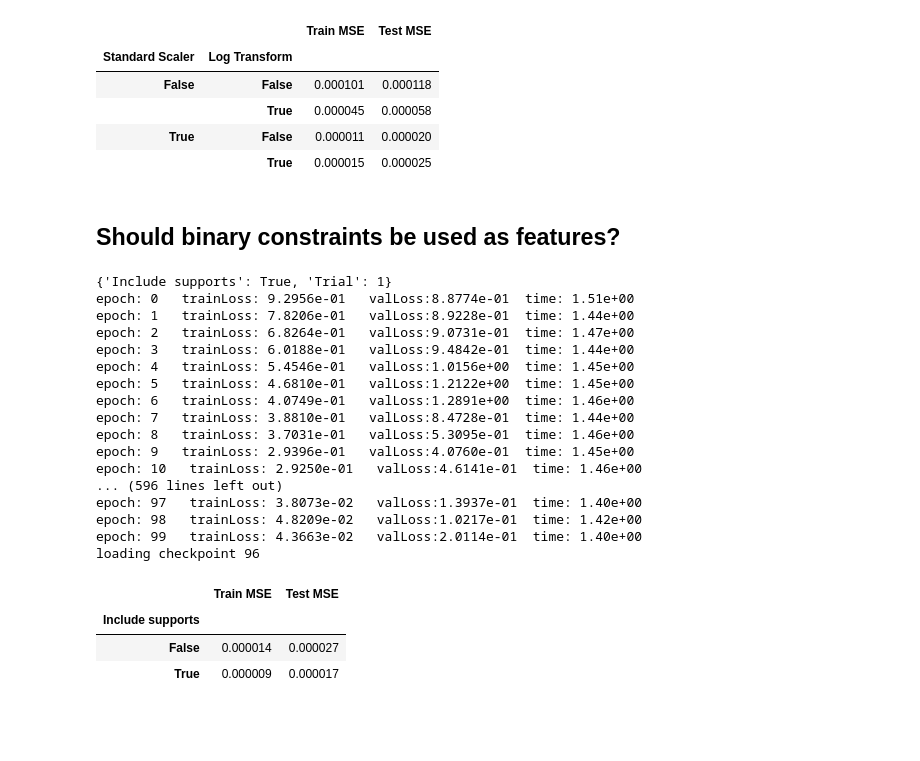
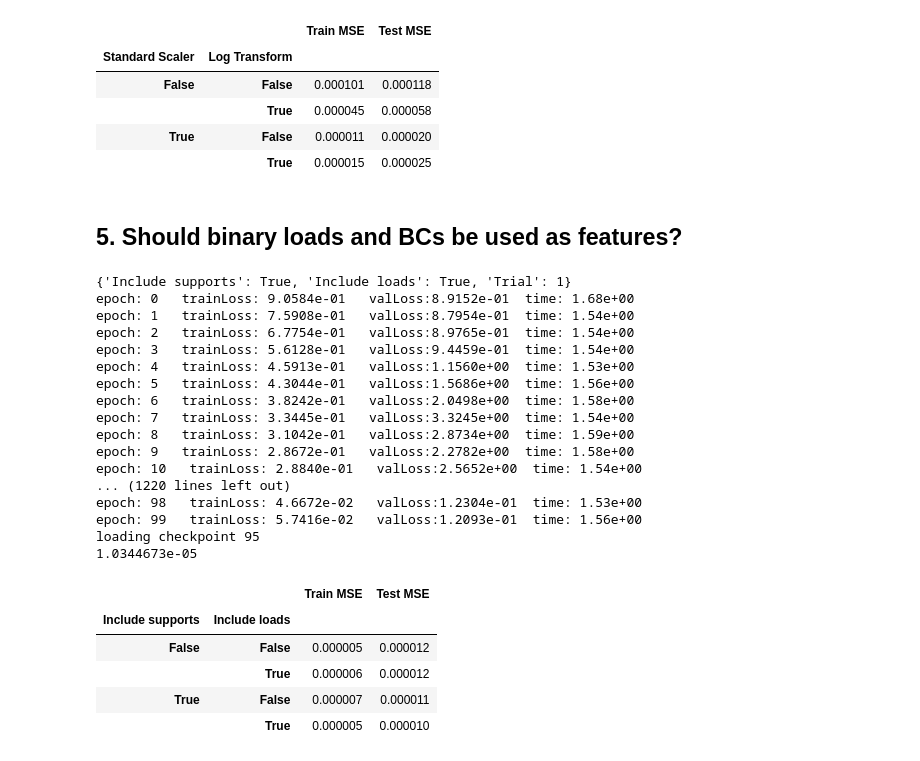
Before and after one commit to ewhalen12/gcnSurrogate, a Jupyter notebook: modelTuning.ipynb, the cells around one changed output. Saved outputs shown, nothing was run; the diff lists cells and outputs as text; code cells hidden in the pictures; blank space fills up the shorter version.

```diff
--- a/modelTuning.ipynb
+++ b/modelTuning.ipynb
@@ -22,8 +15,8 @@ from gcnSurrogateUtil import *
 # %% [markdown]
 ## 1. Load simulation data
 # %%
-doeFile = "/home/ewhalen/projects/data/trusses/2D_Truss_v1.3/design_7_N_1000.csv"
-allGraphsUnfiltered = loadGhGraphs(doeFile, NUM_DV=5)
+dataDir = 'data/2D_Truss_v1.3/conmech/design_7_N_1000/'
+allGraphsUnfiltered = loadConmechGraphs(dataDir)
 
 maxes = [max(np.abs(graph.y.numpy().flatten())) for graph in allGraphsUnfiltered]
 source = pd.DataFrame(maxes, columns=['maxes'])
@@ -59,14 +52,14 @@ source.describe()
 # %% [markdown]
 ## 3. Grid search over architecture, learning rate, heads
 # %%
-saveDir = './results/modelTuning/architectureTuning02/'
+saveDir = './results/modelTuning/architectureTuning03/'
 
 # build training plan
 architectureList = ['L16/C32/C64/C128/C256/C256/C128/L64/L2',
                     'L16/C32/C64/C128/C256/C512/C256/C128/L64/L2',
                     'L16/C32/C64/C128/C256/C512/C512/C256/C128/L64/L2']
 learningRatelist = [1e-4,1e-3,1e-2]
-headList = [4, 8, 12]
+headList = [2,6]
 seedList = [1,2,3]
 trainConfigs = []
 for ar in architectureList:
@@ -82,7 +75,7 @@ for i,c in enumerate(trainConfigs):
     trainData, valData, testData = partitionGraphList(allGraphs, seed=c['Trial'])
 
     print(c)
-    gcn = FeaStNet(architecture=c['Architecture'], heads=c['# of Heads'], useConstraints=False)
+    gcn = FeaStNet(architecture=c['Architecture'], heads=c['# of Heads'], useXFeatures=True, numXFeatures=3)
     c['Parameters'] = gcn.getNumParams()
 
     t = time()
@@ -93,6 +86,7 @@ for i,c in enumerate(trainConfigs):
                              flatten=True,
                              logTrans=False,
                              ssTrans=True,
+                             binaryLoads=True,
                              saveDir=saveDir+f'/{i:03}/')
     c['Train Time'] = time()-t
     plotHistory(history)
@@ -103,6 +97,7 @@ for i,c in enumerate(trainConfigs):
 
     testRes = gcn.testModel(testData)
     c['Test MSE'] = testRes['mse']
+    print(c['Test MSE'])
 
     # log
     df = pd.DataFrame(trainConfigs)
@@ -150,5 +145,6 @@ df.groupby(['Architecture', 'Learning Rate', '# of Heads']).mean()[['Parameters'
 # %%
 # sorted
+pd.options.display.float_format = '{:.2e}'.format
 df.groupby(['Architecture', 'Learning Rate', '# of Heads']).mean().sort_values('Test MSE')[['Parameters', 'Train Time','Train MSE', 'Test MSE']]
 # %% [output]
 |  |  |  | Parameters | Train Time | Train MSE | Test MSE |
@@ -253,23 +249,32 @@ df.groupby(['Standard Scaler', 'Log Transform']).mean()[['Train MSE', 'Test MSE'
 | True | False | 0.000011 | 0.000020 |
 |  | True | 0.000015 | 0.000025 |
 # %% [markdown]
-## Should binary constraints be used as features?
+## 5. Should binary loads and BCs be used as features?
 # %%
-saveDir = './results/modelTuning/constraintStudy01/'
+saveDir = './results/modelTuning/constraintStudy02/'
 
 # build training plan
 options = [True, False]
 seedList = [1,2,3]
 trainConfigs = []
 for uc in options:
+    for ul in options:
         for s in seedList:
-            trainConfigs.append({'Include supports': uc, 'Trial': s})
+            trainConfigs.append({'Include supports': uc, 'Include loads': ul, 'Trial': s})
 
 # train models
 for i,c in enumerate(trainConfigs):
     print(c)
+
+    supportDims = [0,2] if c['Include supports'] else []
+    loadDims = [2] if c['Include loads'] else []
+    useXFeatures = c['Include supports'] or c['Include loads']
+
+    allGraphsUnfiltered = loadConmechGraphs(dataDir, supportDims=supportDims, loadDims=loadDims)
+    allGraphs = filterbyDisp(allGraphsUnfiltered, 0.9)
     trainData, valData, testData = partitionGraphList(allGraphs, seed=c['Trial'])
-    gcn = FeaStNet(architecture='L16/C32/C64/C128/C256/C512/C256/C128/L64/L2', heads=8, useConstraints=c['Include supports'])
+    gcn = FeaStNet(architecture='L16/C32/C64/C128/C256/C512/C256/C128/L64/L2', heads=8, useXFeatures=useXFeatures,
+                  numXFeatures = len(supportDims)+len(loadDims))
 
     t = time()
     history = gcn.trainModel(trainData, valData,
@@ -279,6 +284,7 @@ for i,c in enumerate(trainConfigs):
                              flatten=True,
                              logTrans=False,
                              ssTrans=True,
+                             binaryLoads=True,
                              saveDir=saveDir+f'/{i:03}/')
 
     # test
@@ -287,35 +293,38 @@ for i,c in enumerate(trainConfigs):
 
     testRes = gcn.testModel(testData)
     c['Test MSE'] = testRes['mse']
+    print(c['Test MSE'])
 
     # log
     df = pd.DataFrame(trainConfigs)
     df.to_csv(saveDir+'testResults.csv', index=False)
 # %% [output]
-{'Include supports': True, 'Trial': 1}
-epoch: 0   trainLoss: 9.2956e-01   valLoss:8.8774e-01  time: 1.51e+00
-epoch: 1   trainLoss: 7.8206e-01   valLoss:8.9228e-01  time: 1.44e+00
-epoch: 2   trainLoss: 6.8264e-01   valLoss:9.0731e-01  time: 1.47e+00
-epoch: 3   trainLoss: 6.0188e-01   valLoss:9.4842e-01  time: 1.44e+00
-epoch: 4   trainLoss: 5.4546e-01   valLoss:1.0156e+00  time: 1.45e+00
-epoch: 5   trainLoss: 4.6810e-01   valLoss:1.2122e+00  time: 1.45e+00
-epoch: 6   trainLoss: 4.0749e-01   valLoss:1.2891e+00  time: 1.46e+00
-epoch: 7   trainLoss: 3.8810e-01   valLoss:8.4728e-01  time: 1.44e+00
-epoch: 8   trainLoss: 3.7031e-01   valLoss:5.3095e-01  time: 1.46e+00
-epoch: 9   trainLoss: 2.9396e-01   valLoss:4.0760e-01  time: 1.45e+00
-epoch: 10   trainLoss: 2.9250e-01   valLoss:4.6141e-01  time: 1.46e+00
-... (596 lines left out)
-epoch: 97   trainLoss: 3.8073e-02   valLoss:1.3937e-01  time: 1.40e+00
-epoch: 98   trainLoss: 4.8209e-02   valLoss:1.0217e-01  time: 1.42e+00
-epoch: 99   trainLoss: 4.3663e-02   valLoss:2.0114e-01  time: 1.40e+00
-loading checkpoint 96
+{'Include supports': True, 'Include loads': True, 'Trial': 1}
+epoch: 0   trainLoss: 9.0584e-01   valLoss:8.9152e-01  time: 1.68e+00
+epoch: 1   trainLoss: 7.5908e-01   valLoss:8.7954e-01  time: 1.54e+00
+epoch: 2   trainLoss: 6.7754e-01   valLoss:8.9765e-01  time: 1.54e+00
+epoch: 3   trainLoss: 5.6128e-01   valLoss:9.4459e-01  time: 1.54e+00
+epoch: 4   trainLoss: 4.5913e-01   valLoss:1.1560e+00  time: 1.53e+00
+epoch: 5   trainLoss: 4.3044e-01   valLoss:1.5686e+00  time: 1.56e+00
+epoch: 6   trainLoss: 3.8242e-01   valLoss:2.0498e+00  time: 1.58e+00
+epoch: 7   trainLoss: 3.3445e-01   valLoss:3.3245e+00  time: 1.54e+00
+epoch: 8   trainLoss: 3.1042e-01   valLoss:2.8734e+00  time: 1.59e+00
+epoch: 9   trainLoss: 2.8672e-01   valLoss:2.2782e+00  time: 1.58e+00
+epoch: 10   trainLoss: 2.8840e-01   valLoss:2.5652e+00  time: 1.54e+00
+... (1220 lines left out)
+epoch: 98   trainLoss: 4.6672e-02   valLoss:1.2304e-01  time: 1.53e+00
+epoch: 99   trainLoss: 5.7416e-02   valLoss:1.2093e-01  time: 1.56e+00
+loading checkpoint 95
+1.0344673e-05
 # %%
-df.groupby(['Include supports']).mean()[['Train MSE', 'Test MSE']]
+df.groupby(['Include supports', 'Include loads']).mean()[['Train MSE', 'Test MSE']]
 # %% [output]
-|  | Train MSE | Test MSE |
-| Include supports |  |  |
-| False | 0.000014 | 0.000027 |
-| True | 0.000009 | 0.000017 |
+|  |  | Train MSE | Test MSE |
+| Include supports | Include loads |  |  |
+| False | False | 0.000005 | 0.000012 |
+|  | True | 0.000006 | 0.000012 |
+| True | False | 0.000007 | 0.000011 |
+|  | True | 0.000005 | 0.000010 |
 # %%
 df
 # %% [output]
```
Also changed, not shown: parts of 9 cells of this notebook, 5 other files.
